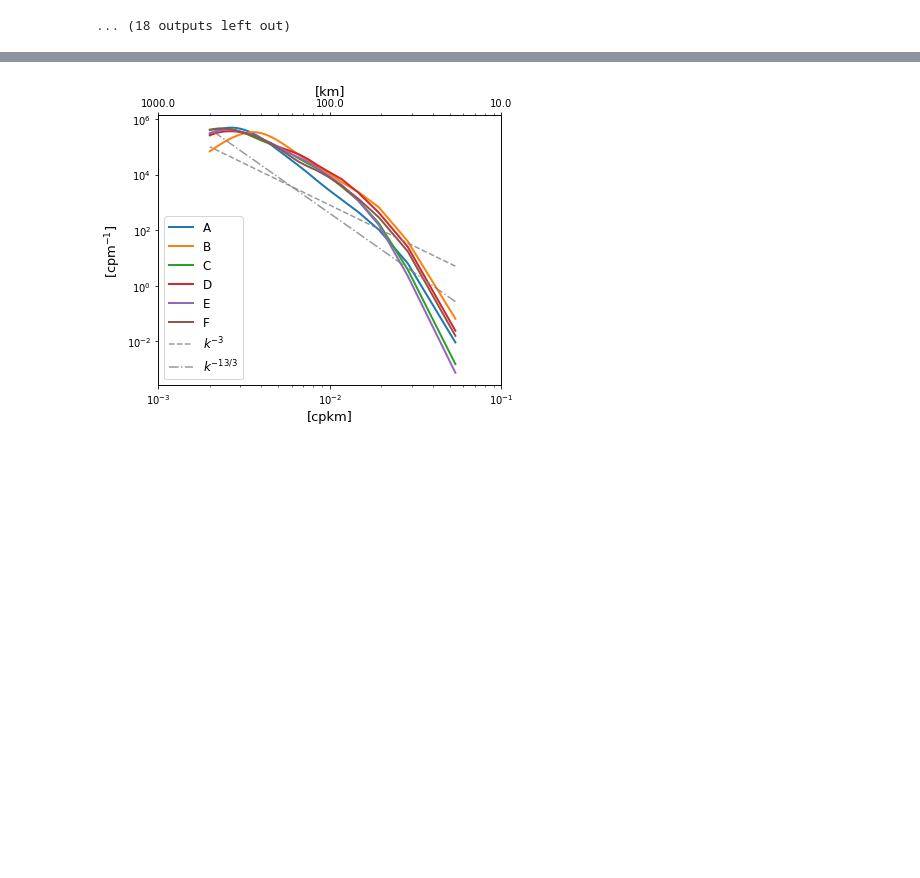
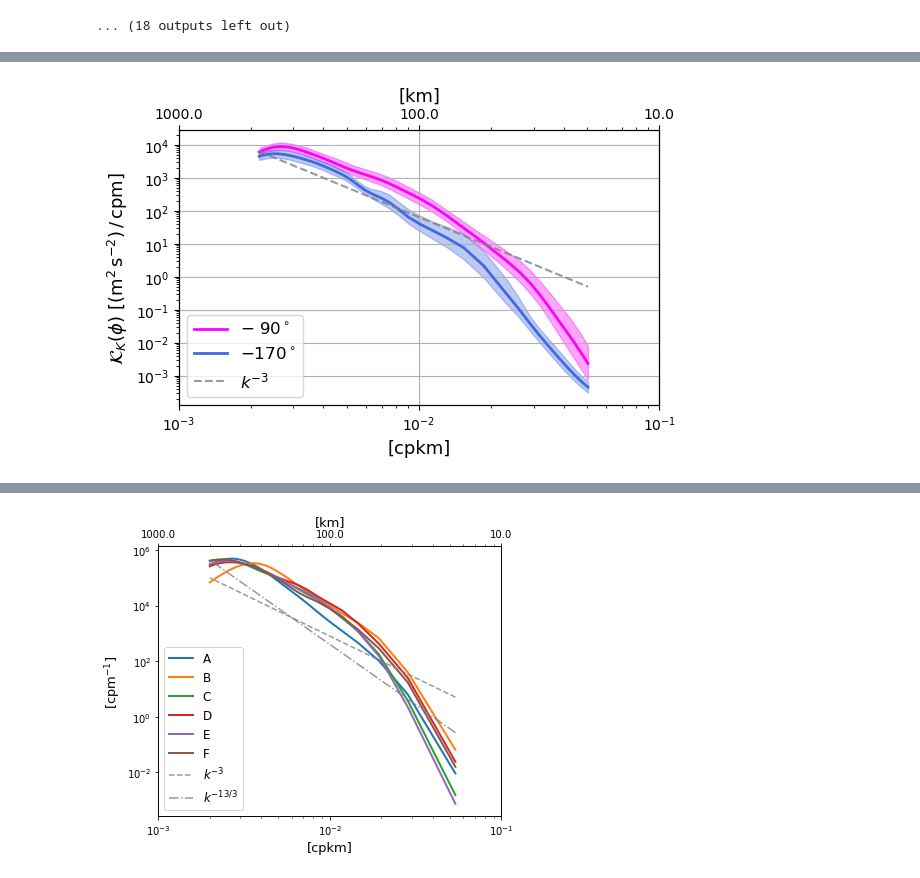
Before and after one commit to roxyboy/NA-wavelet-notes, a Jupyter notebook: Snapshots/KE-spectra.ipynb, the cells around one changed output, grey strips where cells are left out. Cells and saved outputs as stored; diff of their text form; code cells hidden in the pictures; blank space fills up the shorter version.

```diff
--- a/Snapshots/KE-spectra.ipynb
+++ b/Snapshots/KE-spectra.ipynb
@@ -794,0 +3289,80 @@ dsave.to_zarr('/tank/topog/tuchida/Wavelet-spectrum/isoDiags_KE_region%02d_1967-
+# %%
+reg = 0
+dg = 1
+nmembs = np.arange(100,148)
+amps = [.1,.03,.01,.002,.001,.001]
+
+for reg in range(len(xs)):
+
+    dsw = xr.open_zarr(
+        '/tank/topog/tuchida/Wavelet-spectrum/isoDiags_KE_region%02d_1967-01-01.zarr'
+                       % reg)
+    iso_psUw = dsw.U
+    iso_psVw = dsw.V
+    dks = xr.DataArray(np.abs(np.diff(dsw.scale**-1)).data, dims='scale',
+                       coords={'scale':.5*(dsw.scale[1:].data + dsw.scale[:-1].data)}
+                      ).interp(scale=dsw.scale, kwargs={"fill_value":"extrapolate"})
+    E = .5*((iso_psUw + iso_psVw) * dks).sum('scale').mean('nmemb')
+    iM = np.argmax(E.data)
+    im = np.argmin(E.data)
+
+    angles = np.linspace(0,180,18,endpoint=False)
+    colors = ['k','brown','pink','lime','purple','gold',
+              'olive','b','orange','magenta','r','g',
+              'violet','cyan','aquamarine','peru','indianred','royalblue'
+             ]
+    fig, ax1 = plt.subplots(figsize=(6,4))
+    fig.set_tight_layout(True)
+    ax2 = ax1.twiny()
+
+    for ag in np.array([iM,im]):
+
+        datas = (.5*(iso_psUw + iso_psVw).isel(angle=ag)*2,
+                )  # samples must be in a sequence
+        rng = np.random.default_rng()
+        Wres = bootstrap(datas, np.mean, confidence_level=0.95,
+                         random_state=rng)
+        ax1.fill_between((iso_psUw.scale)**-1*1e3,
+                         Wres.confidence_interval.low, Wres.confidence_interval.high,
+                         alpha=.35, color=colors[ag])
+
+        ax1.plot((iso_psUw.scale)**-1*1e3,
+                 .5*(iso_psUw + iso_psVw).isel(angle=ag).mean(['nmemb'])
+                 *2,
+                 lw=2, c=colors[ag], label=r"$-$%3d$^\circ$" % angles[ag])
+    if reg == 0:
+        ax1.plot((iso_psUw.scale)**-1*1e3, ((iso_psUw.scale/xo)**-1)**-3*8e1*amps[reg],
+                 ls='--', c='grey', alpha=.8, label=r"$k^{-3}$")
+        # ax1.plot((iso_psUw.scale)**-1*1e3,
+        #          ((iso_psUw.scale/xo)**-1)**-(13/3)*1e0*amps[reg],
+        #              ls='-.', c='grey', alpha=.8, label=r"$k^{-13/3}$")
+    else:
+        ax1.plot((iso_psUw.scale)**-1*1e3, ((iso_psUw.scale/xo)**-1)**-3*8e1*amps[reg],
+                 ls='--', c='grey', alpha=.8,)
+        # ax1.plot((iso_psUw.scale)**-1*1e3,
+        #          ((iso_psUw.scale/xo)**-1)**-(13/3)*1e0*amps[reg],
+        #          ls='-.', c='grey', alpha=.8,)
+
+
+    ax1.set_xscale('log')
+    ax1.set_yscale('log')
+    ax2.set_xscale('log')
+    ax2.set_yscale('log')
+    ax1.set_xlim([1e-3,1e-1])
+    ax2.set_xlim([1e-3,1e-1])
+    ax2.set_xticks([1e-3,1e-2,1e-1])
+    ax2.set_xticklabels([1e3,1e2,1e1])
+    ax1.set_xlabel(r"[cpkm]", fontsize=13)
+    ax2.set_xlabel(r"[km]", fontsize=13)
+    ax1.set_ylabel(r"$\mathcal{K}_K (\phi)$ [(m$^2\,$s$^{-2})\,/\,$cpm]", fontsize=13)
+    # if reg == 0:
+    ax1.legend(loc='lower left', fontsize=12)
+    ax1.grid(True)
+    plt.savefig(op.join(
+        '/tank/spectre/tuchida/NA-wavelets/Figs/Wavelet-KE-spec_Region%02d_angles_Z452.pdf'
+                        % reg)
+               )
+    plt.show()
+    plt.close()
+# %% [output]
+[figure, added]
```
Also changed, not shown: parts of 28 cells of this notebook, 9 other files.
